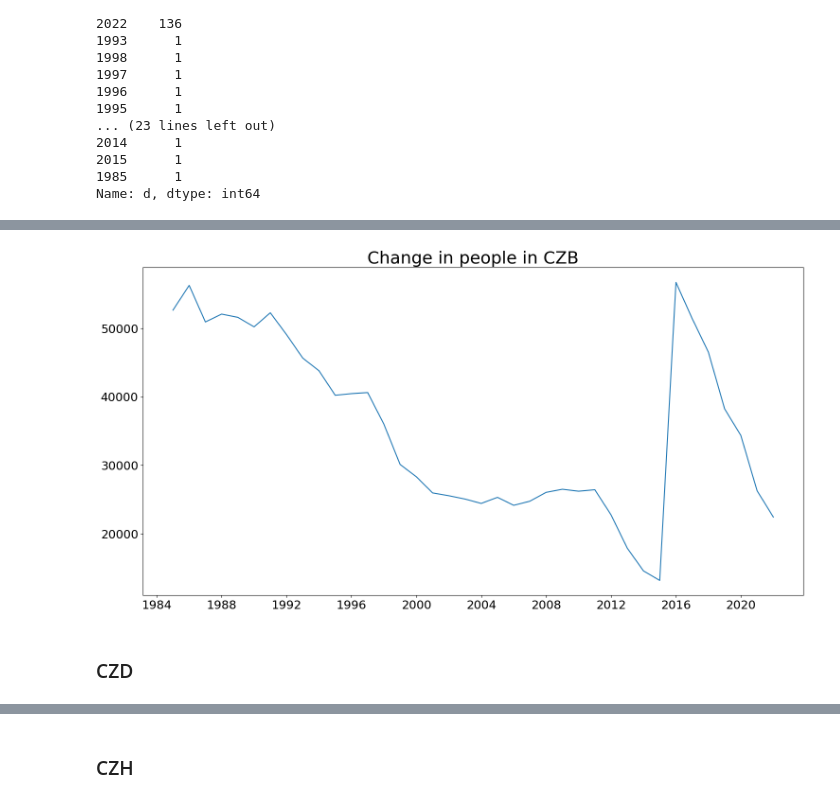
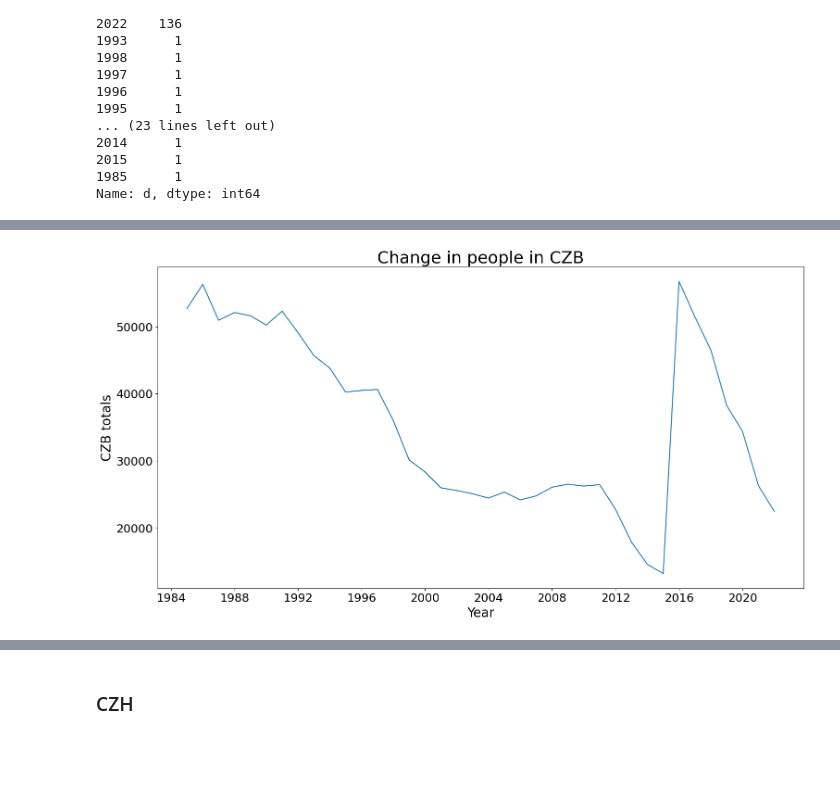
Before and after one commit to ritzba/chicago-crime-mental-health, a Jupyter notebook: code/Time_Series.ipynb, the cells around one changed output, grey strips where cells are left out. Drawn from its saved outputs; the diff is of its cells as text; code cells hidden in the pictures; blank space fills up the shorter version.

```diff
--- a/code/Time_Series.ipynb
+++ b/code/Time_Series.ipynb
@@ -353,6 +338,4 @@ czb_ts.head()
 # %%
-plot_series(czb_ts, cols=['v_b'], title = 'Change in people in CZB')
+plot_series(czb_ts, cols=['v_b'], title = 'Change in people in CZB', xlab = 'Year', ylab = 'CZB totals')
 # %% [output]
-[figure, old version]
+[figure, new version]
-# %% [markdown]
-### CZD
```
Also changed, not shown: parts of 119 cells of this notebook, 13 other files.
